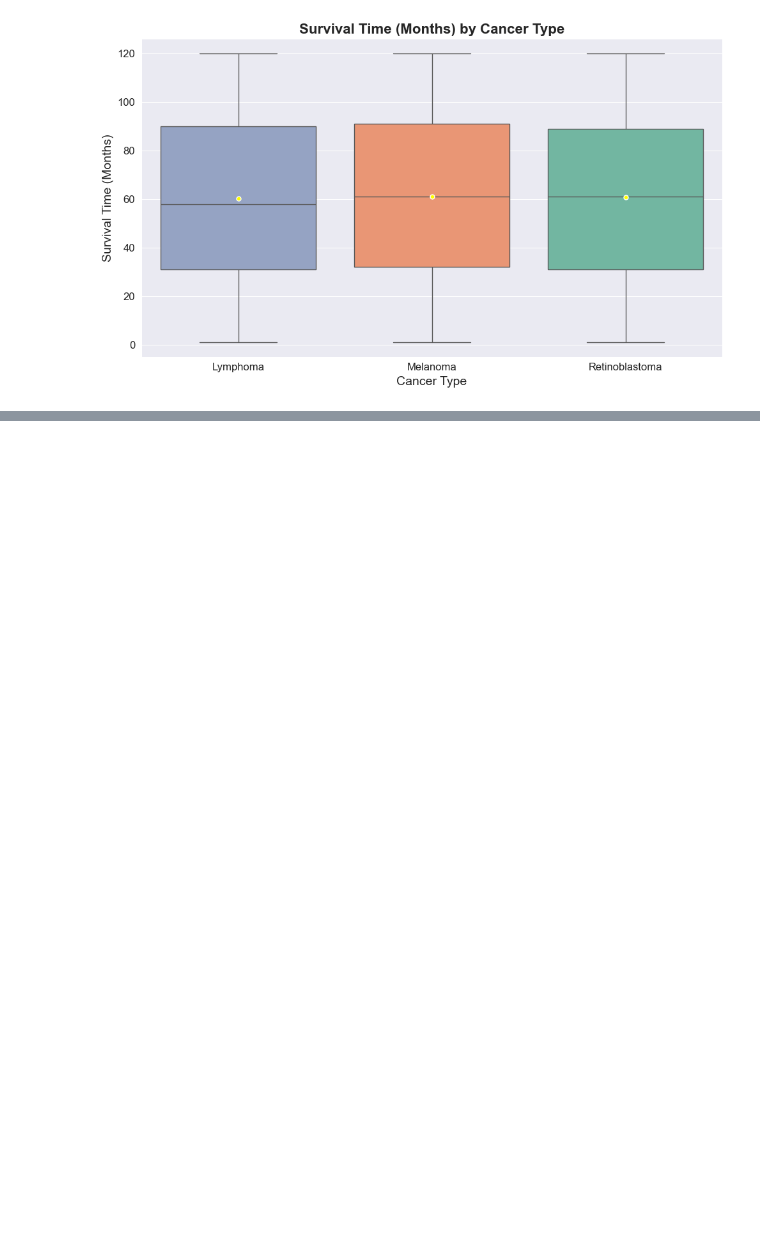
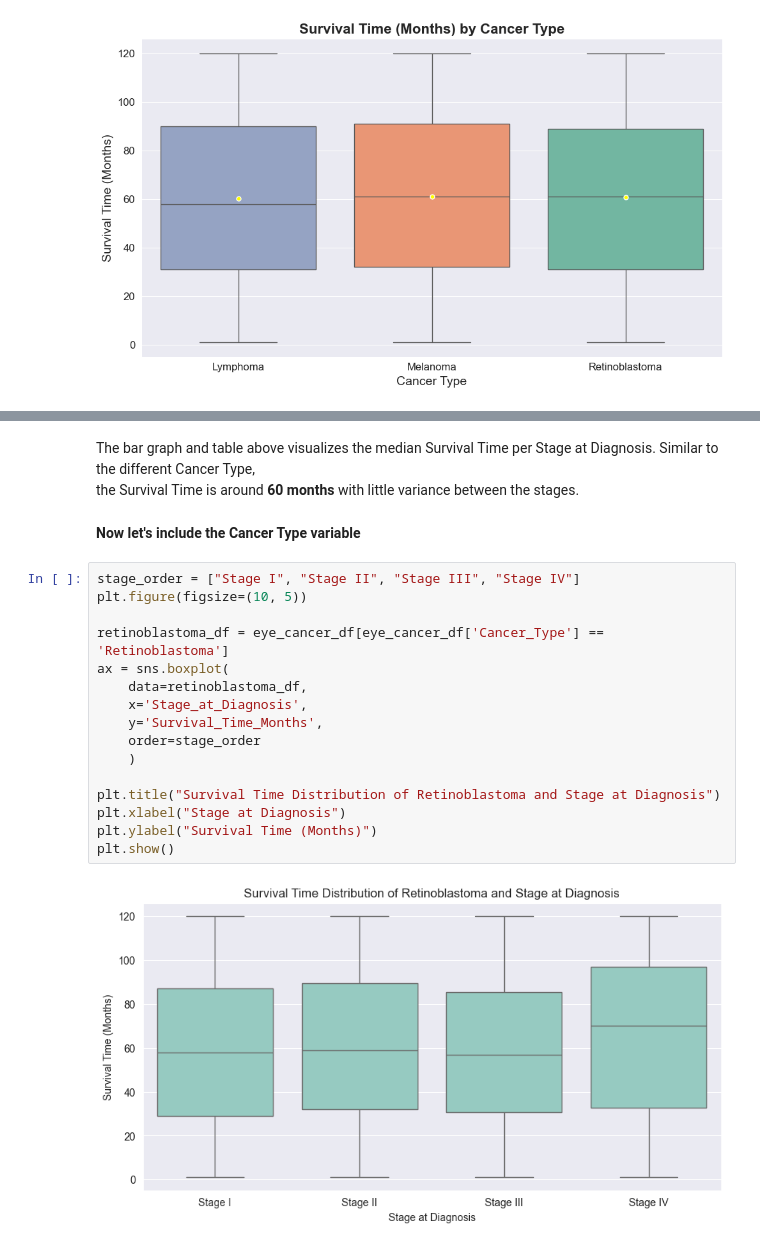
Before and after one commit to Kamote35/CSMODEL-S20-pandas-Salle-, a Jupyter notebook: [CSMODEL]Pandas_Salle_WithExplanations(Visualizations).ipynb, the cells around one changed output, grey strips where cells are left out. Drawn from its saved outputs; the diff is of its cells as text; blank space fills up the shorter version.

```diff
--- a/[CSMODEL]Pandas_Salle_WithExplanations(Visualizations).ipynb
+++ b/[CSMODEL]Pandas_Salle_WithExplanations(Visualizations).ipynb
@@ -270,0 +298,23 @@ eye_cancer_df.groupby('Cancer_Type')['Stage_at_Diagnosis'].describe()
+# %% [markdown]
+The bar graph and table above visualizes the median Survival Time per Stage at Diagnosis. Similar to the different Cancer Type,<br>
+the Survival Time is around **60 months** with little variance between the stages.
+# %% [markdown]
+**Now let's include the Cancer Type variable**
+# %%
+stage_order = ["Stage I", "Stage II", "Stage III", "Stage IV"]
+plt.figure(figsize=(10, 5))
+
+retinoblastoma_df = eye_cancer_df[eye_cancer_df['Cancer_Type'] == 'Retinoblastoma']
+ax = sns.boxplot(
+    data=retinoblastoma_df,
+    x='Stage_at_Diagnosis',
+    y='Survival_Time_Months',
+    order=stage_order
+    )
+
+plt.title("Survival Time Distribution of Retinoblastoma and Stage at Diagnosis")
+plt.xlabel("Stage at Diagnosis")
+plt.ylabel("Survival Time (Months)")
+plt.show()
+# %% [output]
+[figure, added]
```
Also changed, not shown: parts of 22 cells of this notebook.
